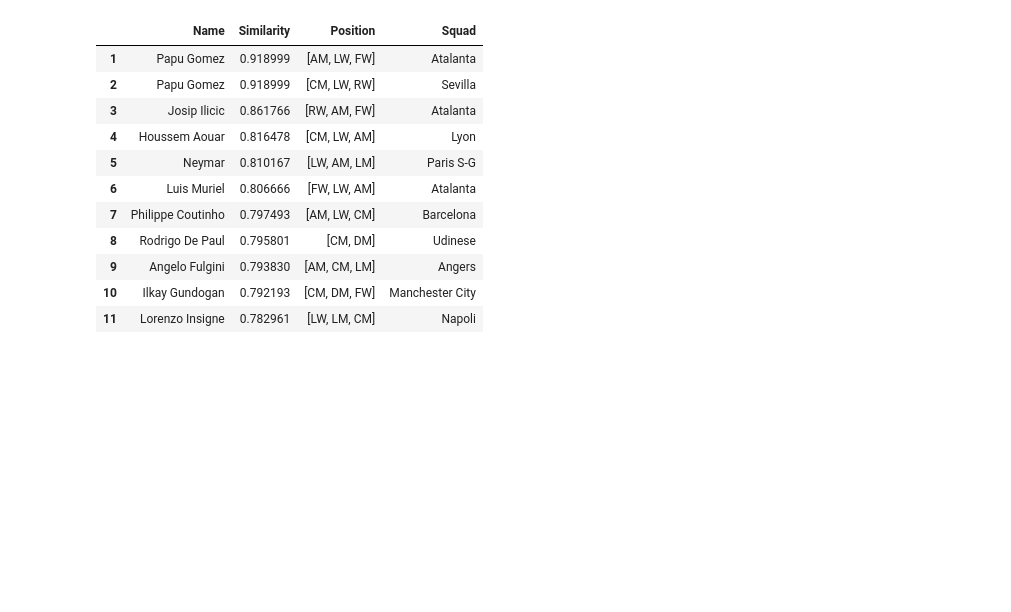
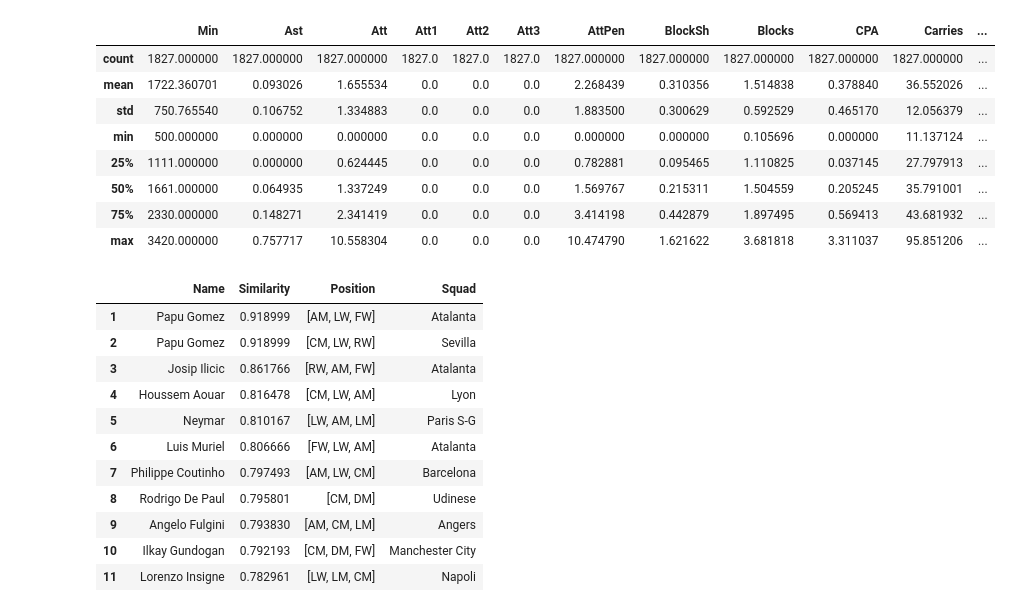
Before and after one commit to mchien15/datascience, a Jupyter notebook: test.ipynb, the cells around one changed output. Drawn from its saved outputs; the diff is of its cells as text; code cells hidden in the pictures; blank space fills up the shorter version.

```diff
--- a/test.ipynb
+++ b/test.ipynb
@@ -16,3 +16,15 @@ df, scaled_df, similarity_df = load_data()
+# %%
+df.describe()
+# %% [output]
+|  | Min | Ast | Att | Att1 | Att2 | Att3 | AttPen | BlockSh | Blocks | CPA | Carries | ... |
+| count | 1827.000000 | 1827.000000 | 1827.000000 | 1827.0 | 1827.0 | 1827.0 | 1827.000000 | 1827.000000 | 1827.000000 | 1827.000000 | 1827.000000 | ... |
+| mean | 1722.360701 | 0.093026 | 1.655534 | 0.0 | 0.0 | 0.0 | 2.268439 | 0.310356 | 1.514838 | 0.378840 | 36.552026 | ... |
+| std | 750.765540 | 0.106752 | 1.334883 | 0.0 | 0.0 | 0.0 | 1.883500 | 0.300629 | 0.592529 | 0.465170 | 12.056379 | ... |
+| min | 500.000000 | 0.000000 | 0.000000 | 0.0 | 0.0 | 0.0 | 0.000000 | 0.000000 | 0.105696 | 0.000000 | 11.137124 | ... |
+| 25% | 1111.000000 | 0.000000 | 0.624445 | 0.0 | 0.0 | 0.0 | 0.782881 | 0.095465 | 1.110825 | 0.037145 | 27.797913 | ... |
+| 50% | 1661.000000 | 0.064935 | 1.337249 | 0.0 | 0.0 | 0.0 | 1.569767 | 0.215311 | 1.504559 | 0.205245 | 35.791001 | ... |
+| 75% | 2330.000000 | 0.148271 | 2.341419 | 0.0 | 0.0 | 0.0 | 3.414198 | 0.442879 | 1.897495 | 0.569413 | 43.681932 | ... |
+| max | 3420.000000 | 0.757717 | 10.558304 | 0.0 | 0.0 | 0.0 | 10.474790 | 1.621622 | 3.681818 | 3.311037 | 95.851206 | ... |
 # %%
 similar_players_cosine = get_similar_players_cosine(scaled_df, similarity_df, player_name='Lionel Messi', top_n=10)
 # %%
```
Also changed, not shown: parts of 2 cells of this notebook, 5 other files.
